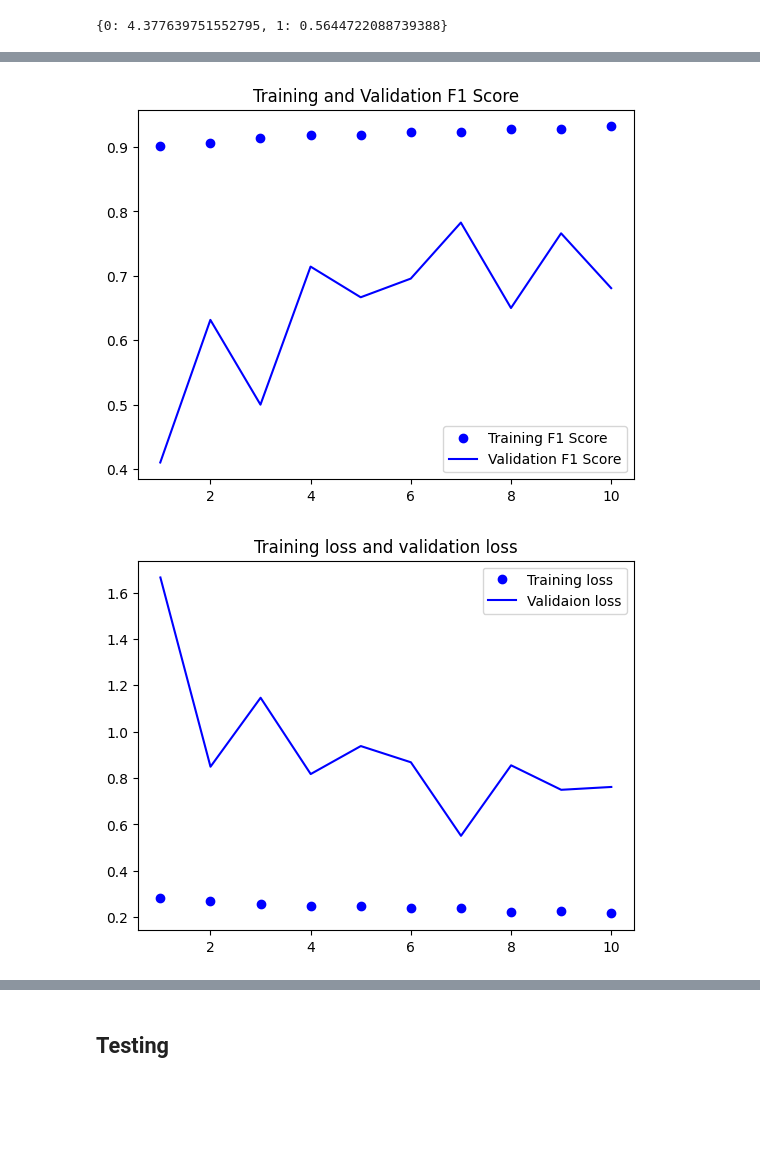
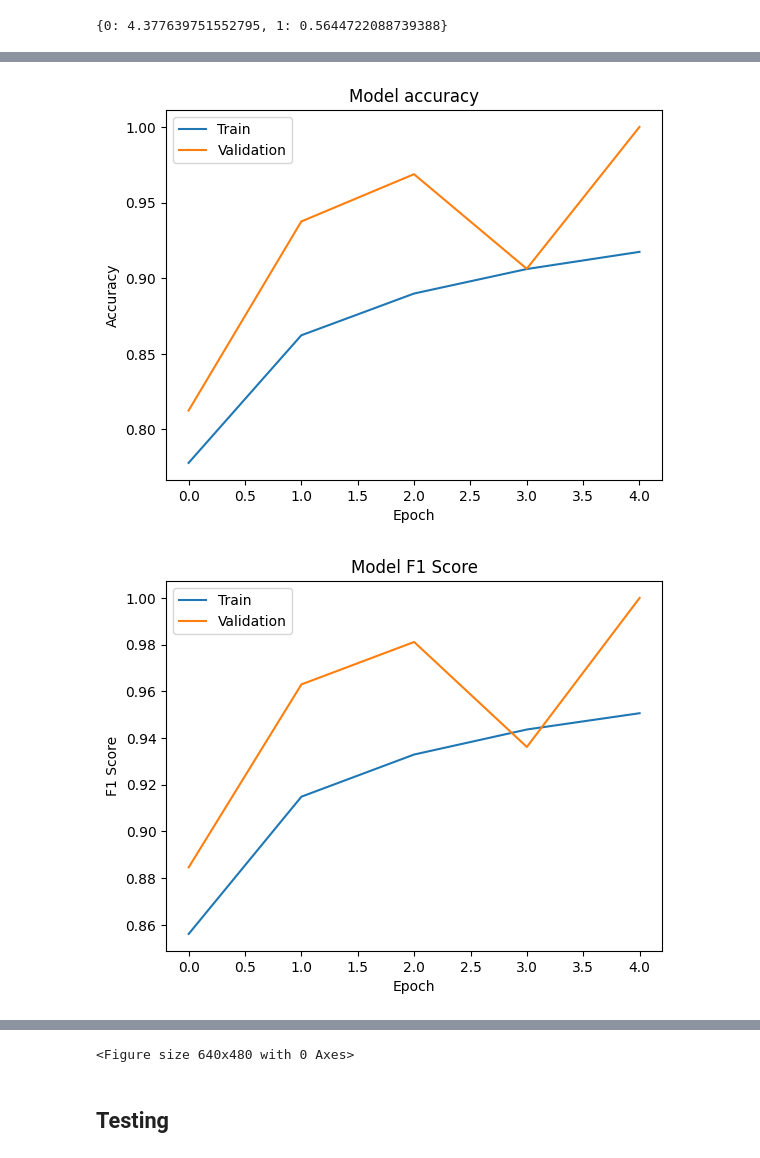
Before and after one commit to BerkeleyExpertSystemTechnologiesLab/Squishy-Methane-Analysis, a Jupyter notebook: MethaneCNN/Leak_Nonleak_Classification.ipynb, the cells around one changed output, grey strips where cells are left out. Drawn from its saved outputs; the diff is of its cells as text; code cells hidden in the pictures; blank space fills up the shorter version.

Commit message:
model 2 w/o overfitting aid

```diff
--- a/MethaneCNN/Leak_Nonleak_Classification.ipynb
+++ b/MethaneCNN/Leak_Nonleak_Classification.ipynb
@@ -62,13 +68,13 @@ def extractImages(pathIn, pathOut, leakRange, nonleakRange):
 
     '''
     # count = range[0]
-
+    sample_rate = 15 #sample every #th frame
     #getting start and end of range (end is inclusive)
     start = range[0]
     end = range[1] + 1
     #setting up moving average list
     prev_imgs = []
-    prev_limit = 10 #210 in paper
+    prev_limit = 14 #210 in paper
 
     vidcap = cv2.VideoCapture(pathIn)
     #setting start of video to the start frame
@@ -85,7 +91,7 @@ def extractImages(pathIn, pathOut, leakRange, nonleakRange):
 
     image = image.reshape(*(image.shape), 1)
     X_design.append(np.array(image))
-    start += 15
+    start += sample_rate
 
     if vidcap.isOpened():
       while success and start < end:
@@ -111,7 +117,7 @@ def extractImages(pathIn, pathOut, leakRange, nonleakRange):
             #   cv2.imwrite(os.path.join(pathOut, "nonleak.frame%d.jpg" % start), image)
             image = image.reshape(*(image.shape), 1)
             X_design.append(np.array(image))
-            start += 15
+            start += sample_rate
           else:
             print ('Error at frame: ', start, " ,isleak: ", isleak)
             break
@@ -393,16 +382,16 @@ train_datagen = ImageDataGenerator(
     featurewise_std_normalization=True,
     rescale=1. / 255,
     validation_split=val_split,
-    horizontal_flip=True,
-    shear_range=0.2,
-    zoom_range=0.05,
+    vertical_flip=True,
+    # shear_range=0.2,
+    # zoom_range=0.05,
 )
 
 train_datagen.fit(X)
 
 train_flow = train_datagen.flow(
     X, y,
-    # sample_weight = X_train_weights,
+    sample_weight = X_train_weights,
     # target_size=(150, 150),
     batch_size=batch_size,
     # class_mode='binary',
@@ -417,7 +406,7 @@ val_flow = train_datagen.flow(
     subset='validation'
 )
 # %%
-num_epochs = 10
+num_epochs = 5
 
 history = model.fit_generator(
     train_flow,
@@ -453,26 +432,56 @@ Epoch 10/10
 # %%
 import matplotlib.pyplot as plt
 
-f1 = history.history['F1Score']
-val_f1 = history.history['val_F1Score']
-loss = history.history['loss']
-val_loss = history.history['val_loss']
+# f1 = history.history['F1Score']
+# val_f1 = history.history['val_F1Score']
+# loss = history.history['loss']
+# val_loss = history.history['val_loss']
 
-epochs = range(1, len(f1) + 1)
+# epochs = range(1, len(f1) + 1)
 
-plt.plot(epochs, f1, 'bo', label='Training F1 Score')
-plt.plot(epochs, val_f1, 'b', label='Validation F1 Score')
-plt.title('Training and Validation F1 Score')
-plt.legend()
+# plt.plot(epochs, f1, 'bo', label='Training F1 Score')
+# plt.plot(epochs, val_f1, 'b', label='Validation F1 Score')
+# plt.title('Training and Validation F1 Score')
+# plt.legend()
+
+# plt.figure()
+
+# plt.plot(epochs, loss, 'bo', label='Training loss')
+# plt.plot(epochs, val_loss, 'b', label='Validaion loss')
+# plt.title('Training loss and validation loss')
+# plt.legend()
+
+# plt.show()
+
+plt.plot(history.history['acc'])
+plt.plot(history.history['val_acc'])
+plt.title('Model accuracy')
+plt.ylabel('Accuracy')
+plt.xlabel('Epoch')
+plt.legend(['Train', 'Validation'], loc='upper left')
 
 plt.figure()
 
-plt.plot(epochs, loss, 'bo', label='Training loss')
-plt.plot(epochs, val_loss, 'b', label='Validaion loss')
-plt.title('Training loss and validation loss')
-plt.legend()
+plt.plot(history.history['f1_score'])
+plt.plot(history.history['val_f1_score'])
+plt.title('Model F1 Score')
+plt.ylabel('F1 Score')
+plt.xlabel('Epoch')
+plt.legend(['Train', 'Validation'], loc='upper left')
+
+plt.figure()
+
+plt.plot(history.history['loss'])
+plt.plot(history.history['val_loss'])
+plt.title('Model Loss')
+plt.ylabel('Loss')
+plt.xlabel('Epoch')
+plt.legend(['Train', 'Validation'], loc='upper left')
+
+plt.figure()
+
 
 plt.show()
 # %% [output]
-[figure, old version]
+[figure, new version]
-[figure, old version]
+[figure, new version]
@@ -479,3 +489,4 @@ plt.show()
+<Figure size 640x480 with 0 Axes>
 # %% [markdown]
 ## Testing
 # %%
```
Also changed, not shown: parts of 16 cells of this notebook.
